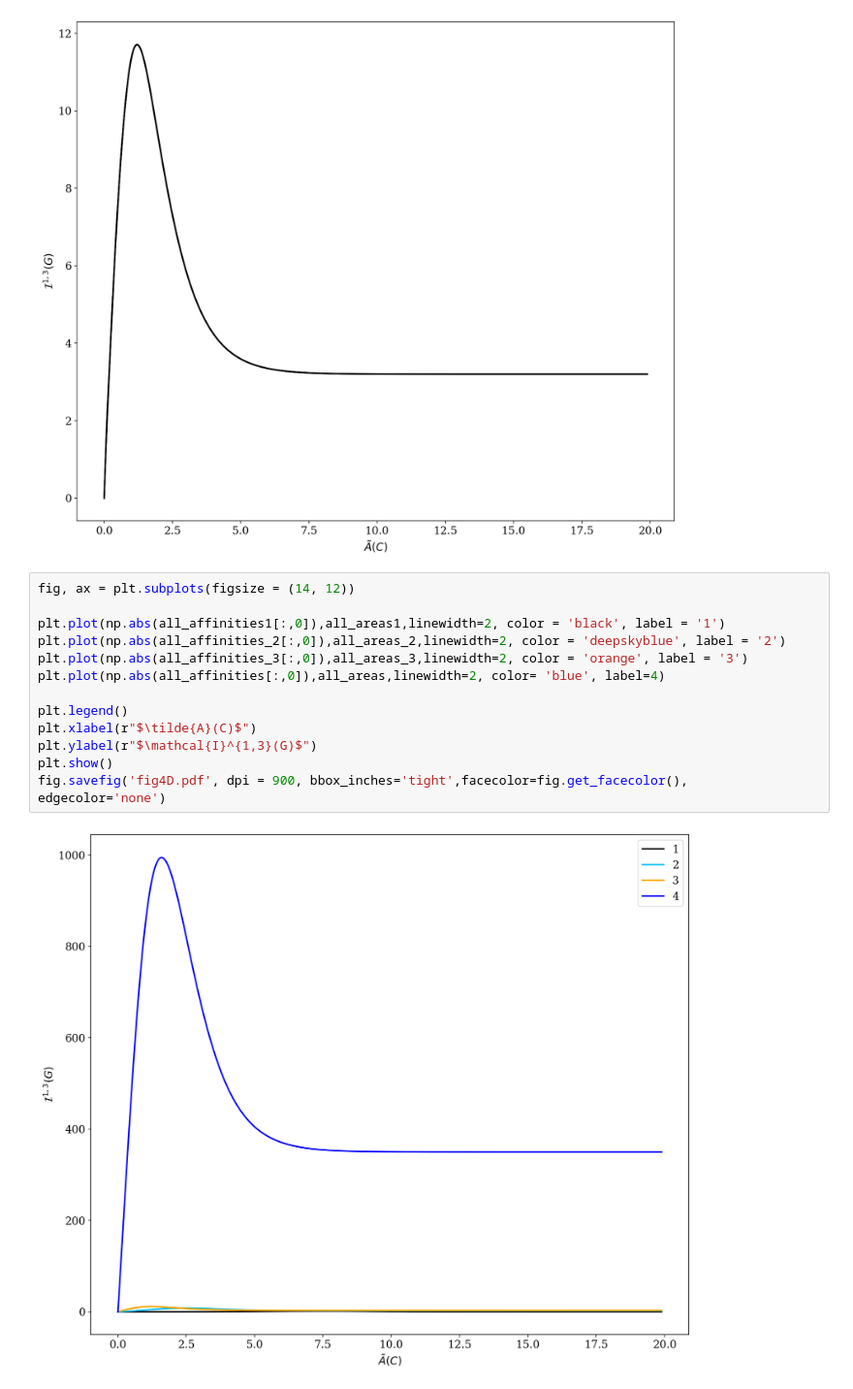
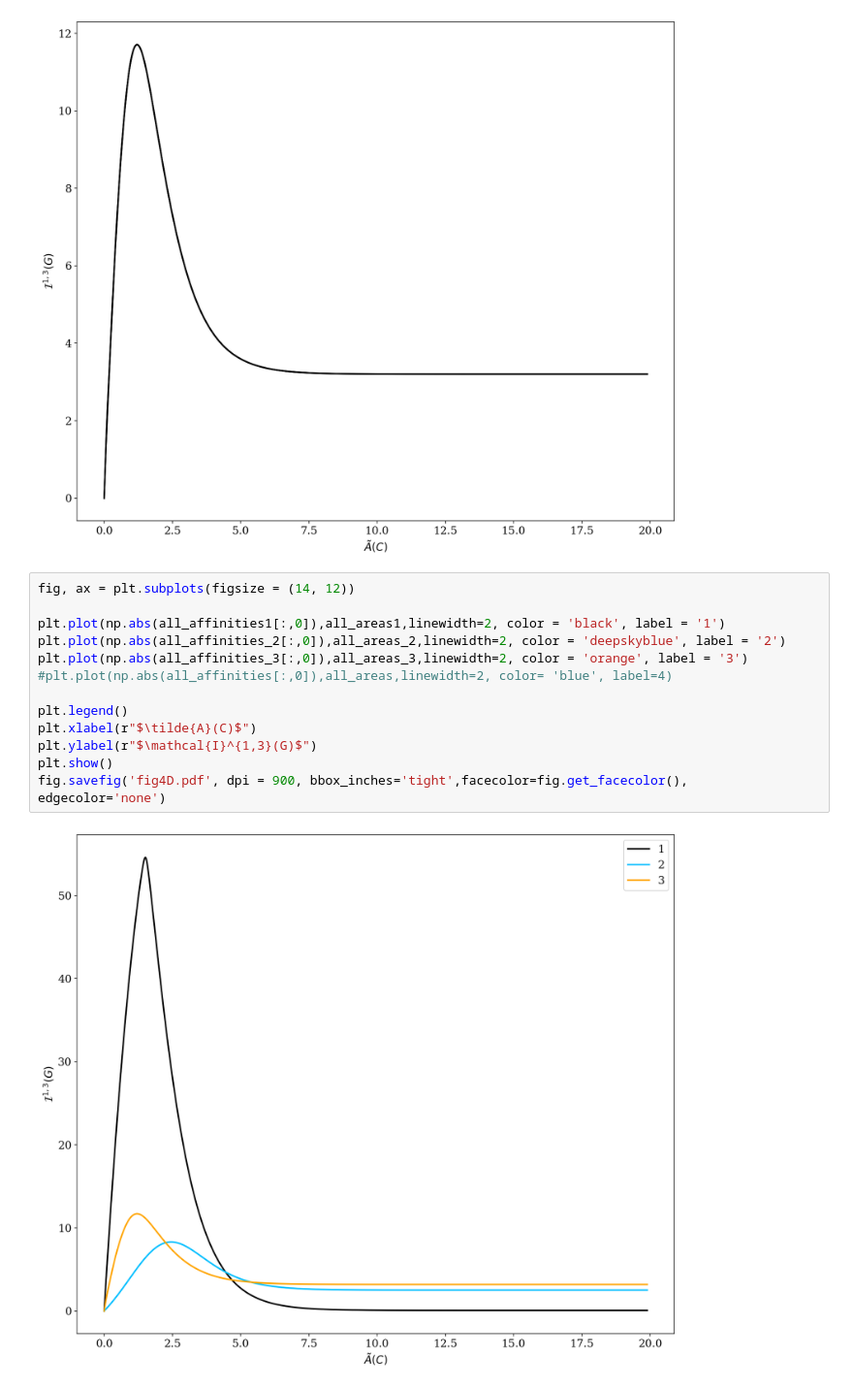
Before and after one commit to sjhaque14/steinberg-signature, a Jupyter notebook: debug_general_graphs.ipynb, the cells around one changed output. Shown at 97% size. Saved outputs shown, nothing was run; the diff lists cells and outputs as text.

```diff
--- a/debug_general_graphs.ipynb
+++ b/debug_general_graphs.ipynb
@@ -655,15 +655,15 @@ plt.show()
 # %%
 fig, ax = plt.subplots(figsize = (14, 12))
 
 plt.plot(np.abs(all_affinities1[:,0]),all_areas1,linewidth=2, color = 'black', label = '1')
 plt.plot(np.abs(all_affinities_2[:,0]),all_areas_2,linewidth=2, color = 'deepskyblue', label = '2')
 plt.plot(np.abs(all_affinities_3[:,0]),all_areas_3,linewidth=2, color = 'orange', label = '3')
-plt.plot(np.abs(all_affinities[:,0]),all_areas,linewidth=2, color= 'blue', label=4)
+#plt.plot(np.abs(all_affinities[:,0]),all_areas,linewidth=2, color= 'blue', label=4)
 
 plt.legend()
 plt.xlabel(r"$\tilde{A}(C)$")
 plt.ylabel(r"$\mathcal{I}^{1,3}(G)$")
 plt.show()
 fig.savefig('fig4D.pdf', dpi = 900, bbox_inches='tight',facecolor=fig.get_facecolor(), edgecolor='none')
 # %% [output]
-[figure, old version]
+[figure, new version]
```
Also changed, not shown: parts of 3 cells of this notebook, 1 other file.
